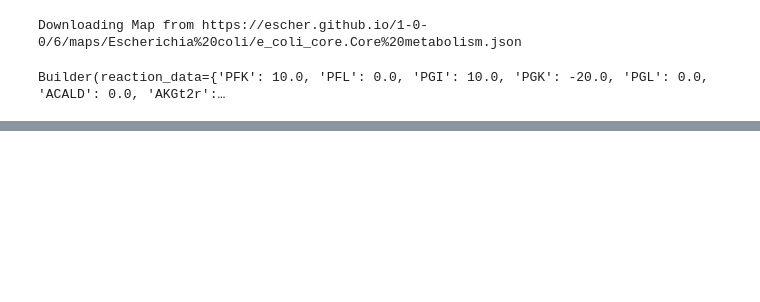
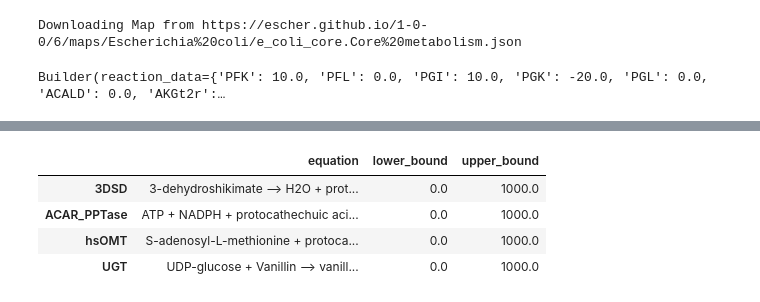
Before and after one commit to lab-biotek-bio-ugm/cobra-workshop, a Jupyter notebook: cell-factory-design-ugm-2021.ipynb, the cells around one changed output, grey strips where cells are left out. Saved outputs shown, nothing was run; the diff lists cells and outputs as text; code cells hidden in the pictures; blank space fills up the shorter version.

```diff
--- a/cell-factory-design-ugm-2021.ipynb
+++ b/cell-factory-design-ugm-2021.ipynb
@@ -252,0 +329,11 @@ Builder(reaction_data={'PFK': 10.0, 'PFL': 0.0, 'PGI': 10.0, 'PGK': -20.0, 'PGL'
+# %%
+# menambahkan reaksi secara semi otomatis dengan cameo
+from cameo.core.pathway import Pathway
+vanillin_pathway = Pathway.from_file("data/vanillin_pathway.tsv")
+vanillin_pathway.data_frame
+# %% [output]
+|  | equation | lower_bound | upper_bound |
+| 3DSD | 3-dehydroshikimate --> H2O + prot... | 0.0 | 1000.0 |
+| ACAR_PPTase | ATP + NADPH + protocathechuic aci... | 0.0 | 1000.0 |
+| hsOMT | S-adenosyl-L-methionine + protoca... | 0.0 | 1000.0 |
+| UGT | UDP-glucose + Vanillin --> vanill... | 0.0 | 1000.0 |
```
Also changed, not shown: parts of 15 cells of this notebook, 1 other file.
